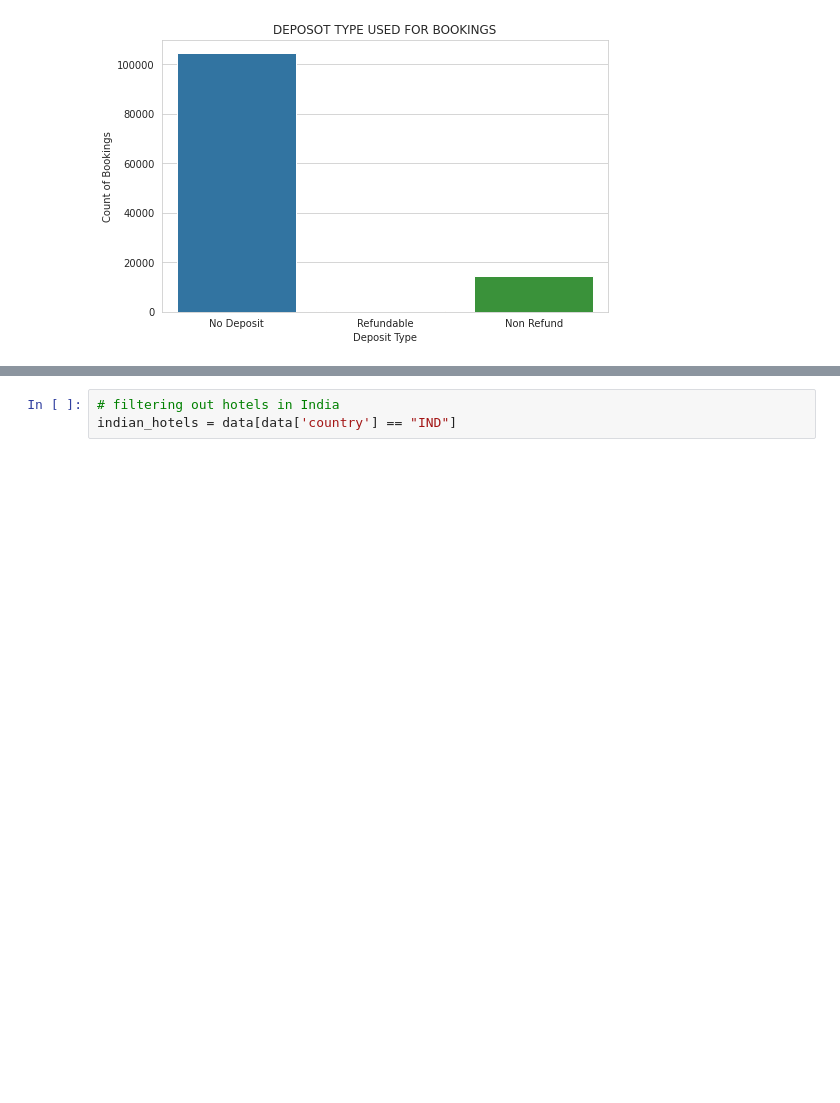
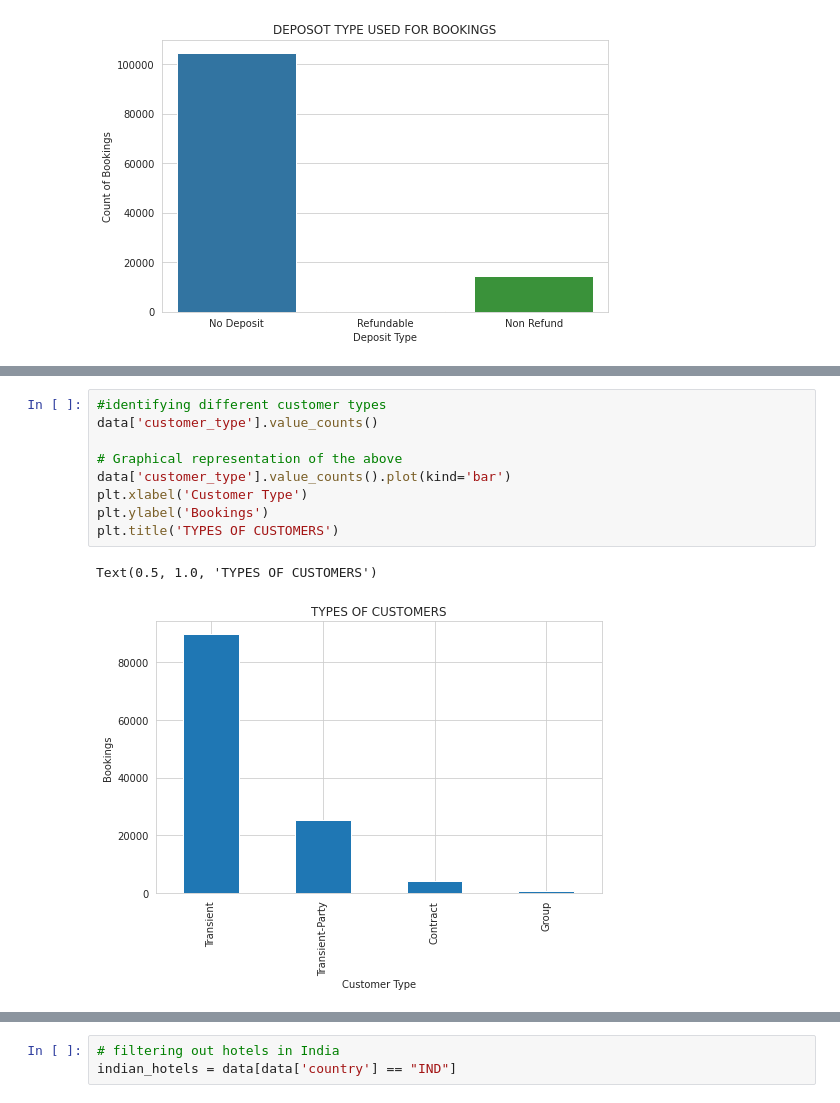
Before and after one commit to amolprabhu/Hotel_Booking_Analysis, a Jupyter notebook: Amol_Prabhu_Hotel_Booking_Analysis_Capstone_Project.ipynb, the cells around one changed output, grey strips where cells are left out. Cells and saved outputs as stored; diff of their text form; blank space fills up the shorter version.

```diff
--- a/Amol_Prabhu_Hotel_Booking_Analysis_Capstone_Project.ipynb
+++ b/Amol_Prabhu_Hotel_Booking_Analysis_Capstone_Project.ipynb
@@ -343,0 +346,12 @@ Text(0.5, 1.0, 'DEPOSOT TYPE USED FOR BOOKINGS')
+# %%
+#identifying different customer types
+data['customer_type'].value_counts()
+
+# Graphical representation of the above
+data['customer_type'].value_counts().plot(kind='bar')
+plt.xlabel('Customer Type')
+plt.ylabel('Bookings')
+plt.title('TYPES OF CUSTOMERS')
+# %% [output]
+Text(0.5, 1.0, 'TYPES OF CUSTOMERS')
+[figure, added]
```
Also changed, not shown: parts of 9 cells of this notebook.
